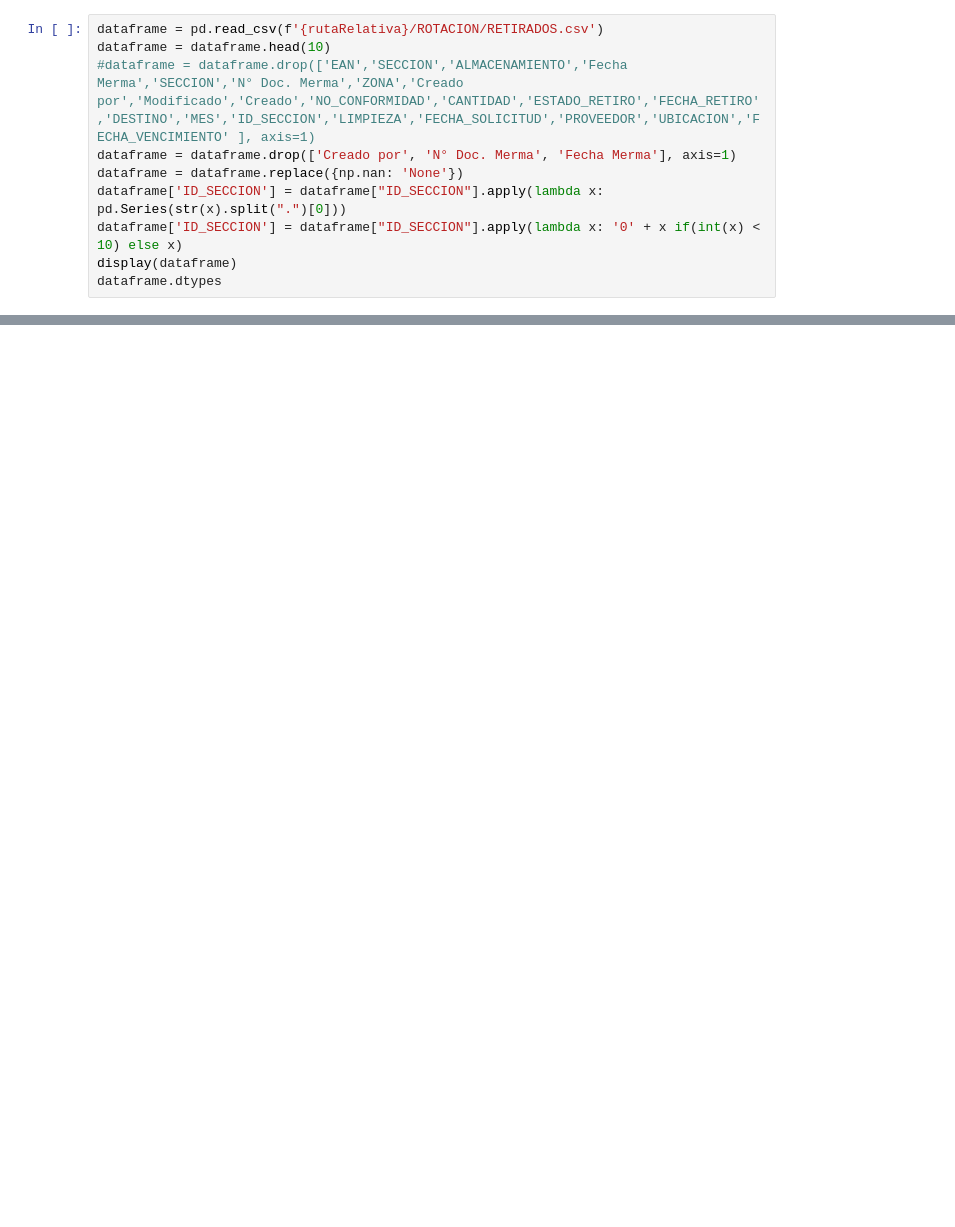
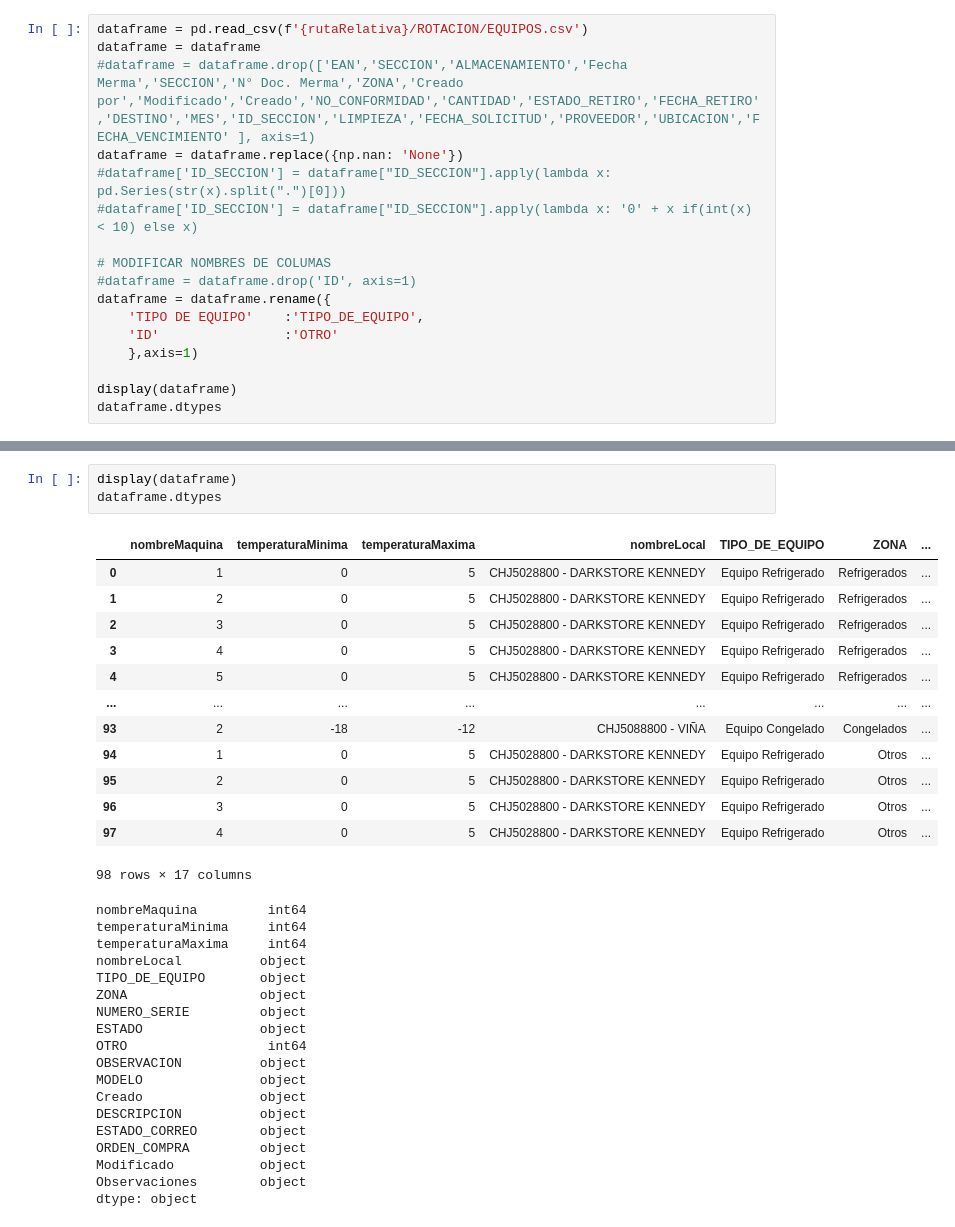
Before and after one commit to CENCOSUD-EFICIENCIA-AUTOMATIZACION/ROTACION, a Jupyter notebook: main.ipynb, the cells around one changed output, grey strips where cells are left out. Saved outputs shown, nothing was run; the diff lists cells and outputs as text; blank space fills up the shorter version.

Commit message:
Mejoras proceso de temperatura

```diff
--- a/main.ipynb
+++ b/main.ipynb
@@ -79,11 +81,18 @@ display(f'{rutaRelativa}/ROTACION/RETIRADOS.cvs')
 # %%
-dataframe = pd.read_csv(f'{rutaRelativa}/ROTACION/RETIRADOS.csv')
-dataframe = dataframe.head(10)
+dataframe = pd.read_csv(f'{rutaRelativa}/ROTACION/EQUIPOS.csv')
+dataframe = dataframe
 #dataframe = dataframe.drop(['EAN','SECCION','ALMACENAMIENTO','Fecha Merma','SECCION','N° Doc. Merma','ZONA','Creado por','Modificado','Creado','NO_CONFORMIDAD','CANTIDAD','ESTADO_RETIRO','FECHA_RETIRO','DESTINO','MES','ID_SECCION','LIMPIEZA','FECHA_SOLICITUD','PROVEEDOR','UBICACION','FECHA_VENCIMIENTO' ], axis=1)
-dataframe = dataframe.drop(['Creado por', 'N° Doc. Merma', 'Fecha Merma'], axis=1)
 dataframe = dataframe.replace({np.nan: 'None'})
-dataframe['ID_SECCION'] = dataframe["ID_SECCION"].apply(lambda x: pd.Series(str(x).split(".")[0]))
-dataframe['ID_SECCION'] = dataframe["ID_SECCION"].apply(lambda x: '0' + x if(int(x) < 10) else x)
+#dataframe['ID_SECCION'] = dataframe["ID_SECCION"].apply(lambda x: pd.Series(str(x).split(".")[0]))
+#dataframe['ID_SECCION'] = dataframe["ID_SECCION"].apply(lambda x: '0' + x if(int(x) < 10) else x)
+
+# MODIFICAR NOMBRES DE COLUMAS
+#dataframe = dataframe.drop('ID', axis=1)
+dataframe = dataframe.rename({
+    'TIPO DE EQUIPO'    :'TIPO_DE_EQUIPO',
+    'ID'                :'OTRO'
+    },axis=1)
+
 display(dataframe)
 dataframe.dtypes
 # %% [output]
@@ -117,0 +130,35 @@ dtype: object
+# %%
+display(dataframe)
+dataframe.dtypes
+# %% [output]
+|  | nombreMaquina | temperaturaMinima | temperaturaMaxima | nombreLocal | TIPO_DE_EQUIPO | ZONA | ... |
+| 0 | 1 | 0 | 5 | CHJ5028800 - DARKSTORE KENNEDY | Equipo Refrigerado | Refrigerados | ... |
+| 1 | 2 | 0 | 5 | CHJ5028800 - DARKSTORE KENNEDY | Equipo Refrigerado | Refrigerados | ... |
+| 2 | 3 | 0 | 5 | CHJ5028800 - DARKSTORE KENNEDY | Equipo Refrigerado | Refrigerados | ... |
+| 3 | 4 | 0 | 5 | CHJ5028800 - DARKSTORE KENNEDY | Equipo Refrigerado | Refrigerados | ... |
+| 4 | 5 | 0 | 5 | CHJ5028800 - DARKSTORE KENNEDY | Equipo Refrigerado | Refrigerados | ... |
+| ... | ... | ... | ... | ... | ... | ... | ... |
+| 93 | 2 | -18 | -12 | CHJ5088800 - VIÑA | Equipo Congelado | Congelados | ... |
+| 94 | 1 | 0 | 5 | CHJ5028800 - DARKSTORE KENNEDY | Equipo Refrigerado | Otros | ... |
+| 95 | 2 | 0 | 5 | CHJ5028800 - DARKSTORE KENNEDY | Equipo Refrigerado | Otros | ... |
+| 96 | 3 | 0 | 5 | CHJ5028800 - DARKSTORE KENNEDY | Equipo Refrigerado | Otros | ... |
+| 97 | 4 | 0 | 5 | CHJ5028800 - DARKSTORE KENNEDY | Equipo Refrigerado | Otros | ... |
+98 rows × 17 columns
+nombreMaquina         int64
+temperaturaMinima     int64
+temperaturaMaxima     int64
+nombreLocal          object
+TIPO_DE_EQUIPO       object
+ZONA                 object
+NUMERO_SERIE         object
+ESTADO               object
+OTRO                  int64
+OBSERVACION          object
+MODELO               object
+Creado               object
+DESCRIPCION          object
+ESTADO_CORREO        object
+ORDEN_COMPRA         object
+Modificado           object
+Observaciones        object
+dtype: object
```
Also changed, not shown: parts of 7 cells of this notebook, 12 other files.
